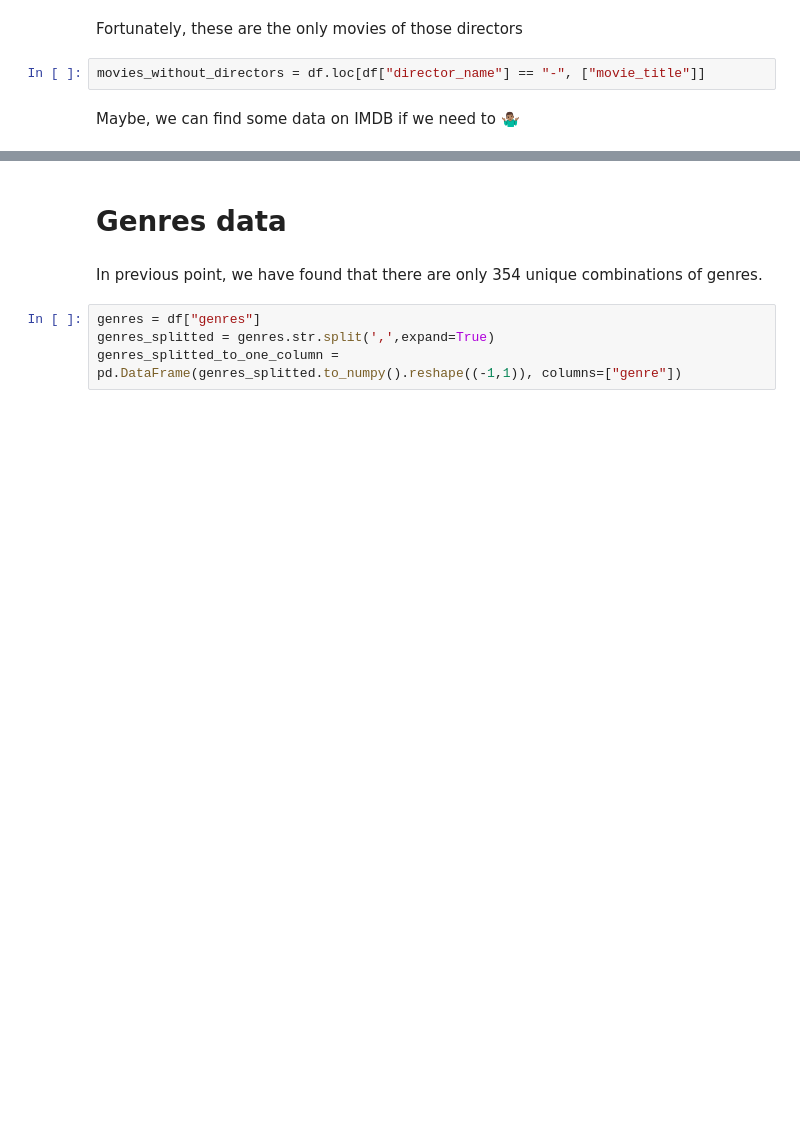
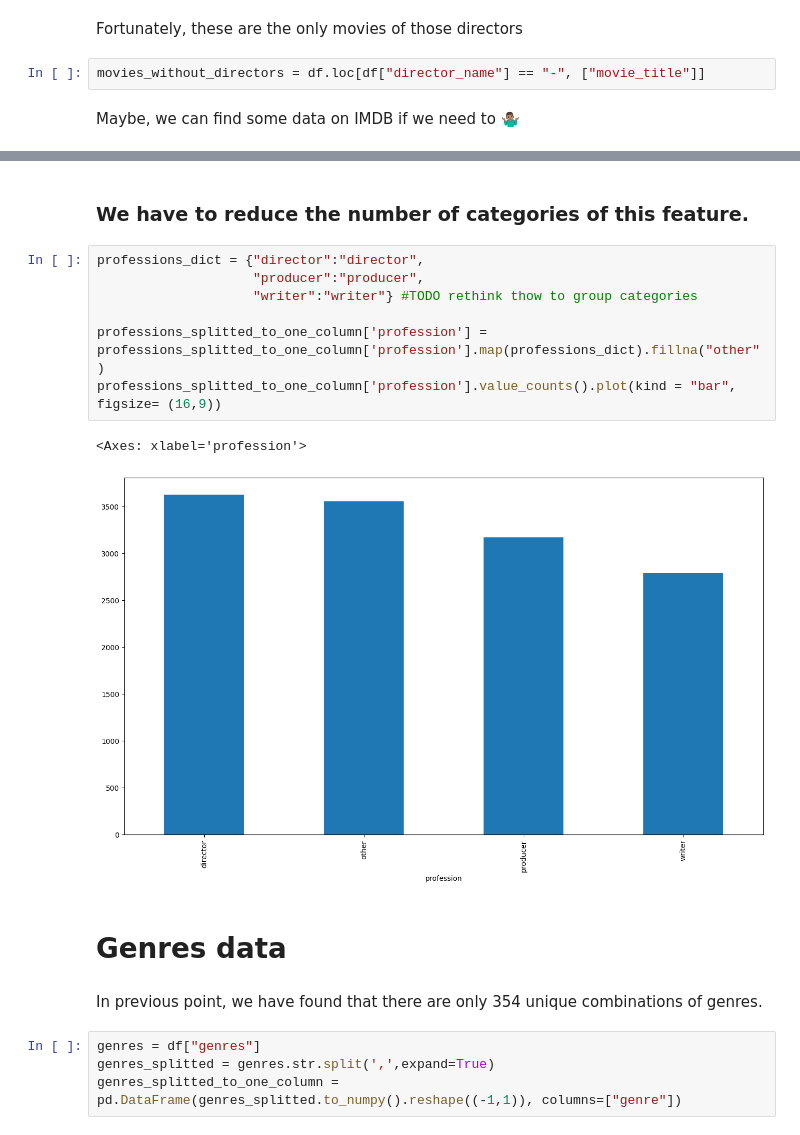
Before and after one commit to UserKrzysztof/MachineLearning-project2, a Jupyter notebook: eda.ipynb, the cells around one changed output, grey strips where cells are left out. Cells and saved outputs as stored; diff of their text form; blank space fills up the shorter version.

```diff
--- a/eda.ipynb
+++ b/eda.ipynb
@@ -112,3 +156,15 @@ Maybe, we can find some data on IMDB if we need to 🤷🏽‍♂️
+# %% [markdown]
+### We have to reduce the number of categories of this feature.
+# %%
+professions_dict = {"director":"director",
+                    "producer":"producer",
+                    "writer":"writer"} #TODO rethink thow to group categories
+
+professions_splitted_to_one_column['profession'] = professions_splitted_to_one_column['profession'].map(professions_dict).fillna("other")
+professions_splitted_to_one_column['profession'].value_counts().plot(kind = "bar", figsize= (16,9))
+# %% [output]
+<Axes: xlabel='profession'>
+[figure, added]
 # %% [markdown]
 # Genres data
 # %% [markdown]
```
Also changed, not shown: parts of 18 cells of this notebook, 1 other file.
